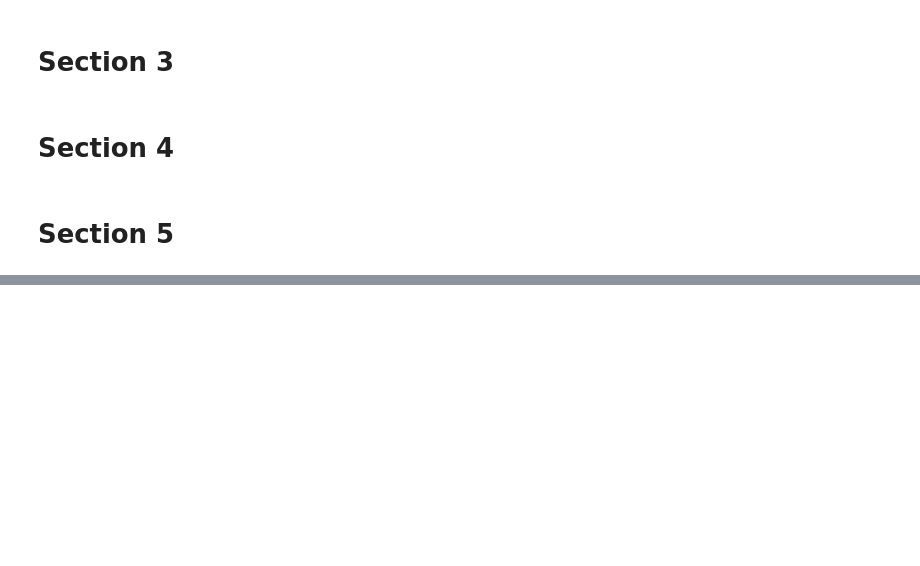
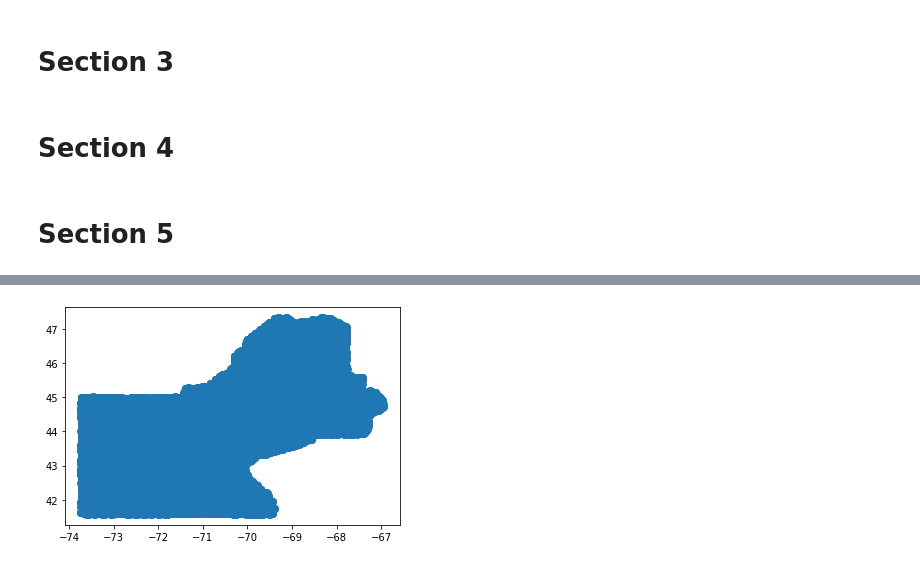
Before and after one commit to CygnusBorjigin/H-HeatGraph, a Jupyter notebook: get_weather_stations.ipynb, the cells around one changed output, grey strips where cells are left out. Saved outputs shown, nothing was run; the diff lists cells and outputs as text; code cells hidden in the pictures; blank space fills up the shorter version.

Commit message:
finished data cleaning

```diff
--- a/get_weather_stations.ipynb
+++ b/get_weather_stations.ipynb
@@ -161,0 +374,9 @@ with open('weather_station_new_england_7.json', 'w') as data_file:
+# %%
+aly_processed = [("Station", "coordinate_x", "coordinate_y", "cor_1_x", "cor_1_y", "cor_2_x", "cor_2_y", "cor_3_x", "cor_3_y", "cor_4_x", "cor_4_y", "cor_5_x", "cor_5_y", )]
+for each_entry in aly_cleaned[1:]:
+    temp = [each_entry[0], each_entry[1][0], each_entry[1][1], each_entry[2][0][0][0], each_entry[2][0][0][1], each_entry[2][0][1][0], each_entry[2][0][1][1], each_entry[2][0][2][0], each_entry[2][0][2][1], each_entry[2][0][3][0], each_entry[2][0][3][1], each_entry[2][0][4][0], each_entry[2][0][4][1]]
+    aly_processed.append(temp)
+
+with open("aly_processed.csv", "w") as data_file:
+    writer = csv.writer(data_file)
+    writer.writerows(aly_processed)
@@ -161,0 +464,37 @@ with open('weather_station_new_england_7.json', 'w') as data_file:
+# %%
+aly_cleaned_raw = aly_cleaned[1:]
+box_cleaned_raw = box_cleaned[1:]
+btv_cleaned_raw = btv_cleaned[1:]
+car_cleaned_raw = car_cleaned[1:]
+gyx_cleaned_raw = gyx_cleaned[1:]
+okx_cleaned_raw = okx_cleaned[1:]
+# %%
+all_coordinates = []
+for each_entry in aly_cleaned_raw:
+    for each_coordinate in each_entry[2][0]:
+        all_coordinates.append(each_coordinate)
+
+for each_entry in box_cleaned_raw:
+    for each_coordinate in each_entry[2][0]:
+        all_coordinates.append(each_coordinate)
+
+for each_entry in btv_cleaned_raw:
+    for each_coordinate in each_entry[2][0]:
+        all_coordinates.append(each_coordinate)
+
+for each_entry in car_cleaned_raw:
+    for each_coordinate in each_entry[2][0]:
+        all_coordinates.append(each_coordinate)
+
+for each_entry in gyx_cleaned_raw:
+    for each_coordinate in each_entry[2][0]:
+        all_coordinates.append(each_coordinate)
+
+for each_entry in okx_cleaned_raw:
+    for each_coordinate in each_entry[2][0]:
+        all_coordinates.append(each_coordinate)
+# %%
+plt.scatter([i[0] for i in all_coordinates], [i[1] for i in all_coordinates])
+plt.show()
+# %% [output]
+[figure, added]
```
Also changed, not shown: parts of 28 cells of this notebook, 27 other files.
